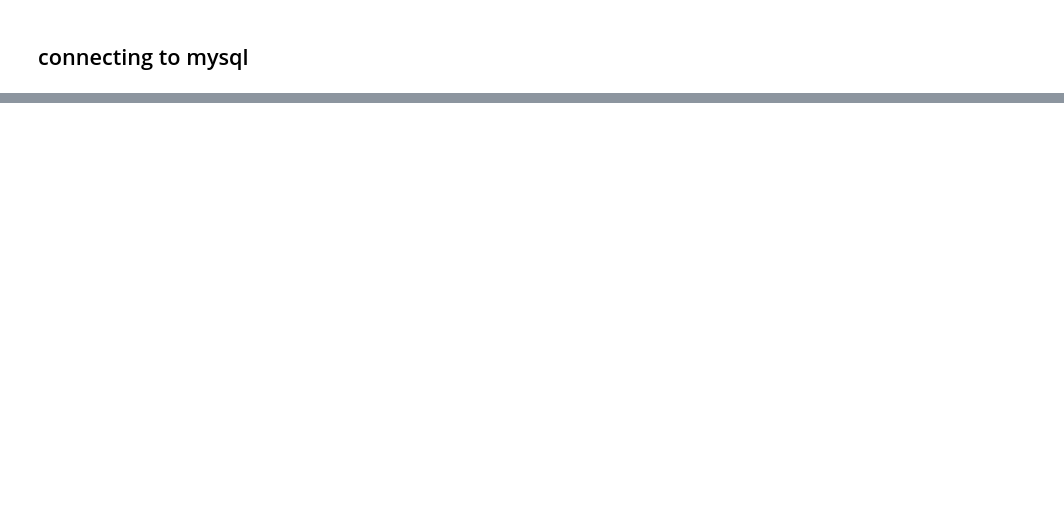
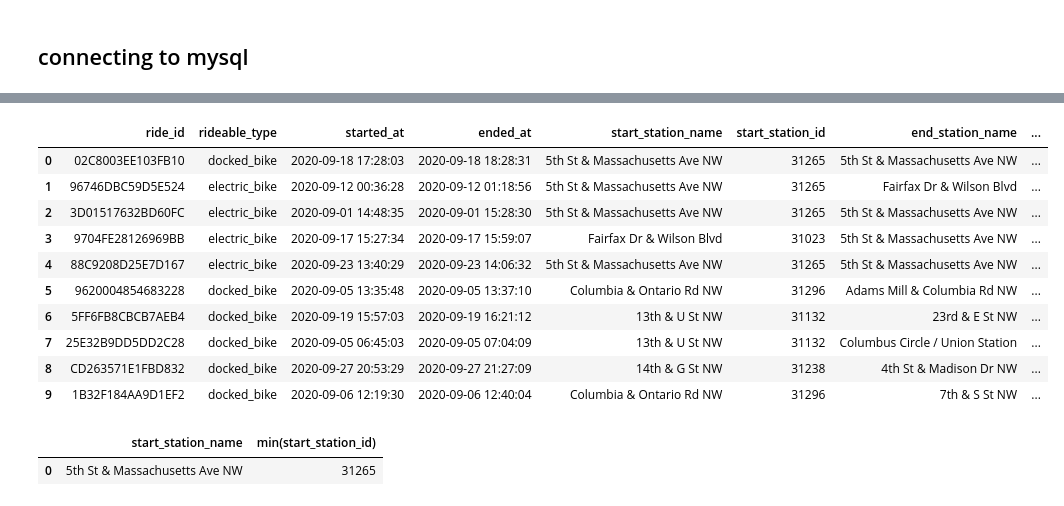
Before and after one commit to nandanrgowda/sql_bike_share_analysis, a Jupyter notebook: SQL capital bike share data .ipynb, the cells around one changed output, grey strips where cells are left out. Saved outputs shown, nothing was run; the diff lists cells and outputs as text; code cells hidden in the pictures; blank space fills up the shorter version.

```diff
--- a/SQL capital bike share data .ipynb
+++ b/SQL capital bike share data .ipynb
@@ -35,0 +361,26 @@ zope.interface                     5.1.2
+# %%
+load_mysql_data("""
+select * from trips limit 10
+""")
+# %% [output]
+|  | ride_id | rideable_type | started_at | ended_at | start_station_name | start_station_id | end_station_name | ... |
+| 0 | 02C8003EE103FB10 | docked_bike | 2020-09-18 17:28:03 | 2020-09-18 18:28:31 | 5th St & Massachusetts Ave NW | 31265 | 5th St & Massachusetts Ave NW | ... |
+| 1 | 96746DBC59D5E524 | electric_bike | 2020-09-12 00:36:28 | 2020-09-12 01:18:56 | 5th St & Massachusetts Ave NW | 31265 | Fairfax Dr & Wilson Blvd | ... |
+| 2 | 3D01517632BD60FC | electric_bike | 2020-09-01 14:48:35 | 2020-09-01 15:28:30 | 5th St & Massachusetts Ave NW | 31265 | 5th St & Massachusetts Ave NW | ... |
+| 3 | 9704FE28126969BB | electric_bike | 2020-09-17 15:27:34 | 2020-09-17 15:59:07 | Fairfax Dr & Wilson Blvd | 31023 | 5th St & Massachusetts Ave NW | ... |
+| 4 | 88C9208D25E7D167 | electric_bike | 2020-09-23 13:40:29 | 2020-09-23 14:06:32 | 5th St & Massachusetts Ave NW | 31265 | 5th St & Massachusetts Ave NW | ... |
+| 5 | 9620004854683228 | docked_bike | 2020-09-05 13:35:48 | 2020-09-05 13:37:10 | Columbia & Ontario Rd NW | 31296 | Adams Mill & Columbia Rd NW | ... |
+| 6 | 5FF6FB8CBCB7AEB4 | docked_bike | 2020-09-19 15:57:03 | 2020-09-19 16:21:12 | 13th & U St NW | 31132 | 23rd & E St NW | ... |
+| 7 | 25E32B9DD5DD2C28 | docked_bike | 2020-09-05 06:45:03 | 2020-09-05 07:04:09 | 13th & U St NW | 31132 | Columbus Circle / Union Station | ... |
+| 8 | CD263571E1FBD832 | docked_bike | 2020-09-27 20:53:29 | 2020-09-27 21:27:09 | 14th & G St NW | 31238 | 4th St & Madison Dr NW | ... |
+| 9 | 1B32F184AA9D1EF2 | docked_bike | 2020-09-06 12:19:30 | 2020-09-06 12:40:04 | Columbia & Ontario Rd NW | 31296 | 7th & S St NW | ... |
+# %%
+load_mysql_data("""
+select start_station_name,min(start_station_id)
+from trips
+where start_station_id=31265
+group by(start_station_name)
+""")
+# %% [output]
+|  | start_station_name | min(start_station_id) |
+| 0 | 5th St & Massachusetts Ave NW | 31265 |
```
Also changed, not shown: parts of 34 cells of this notebook.
